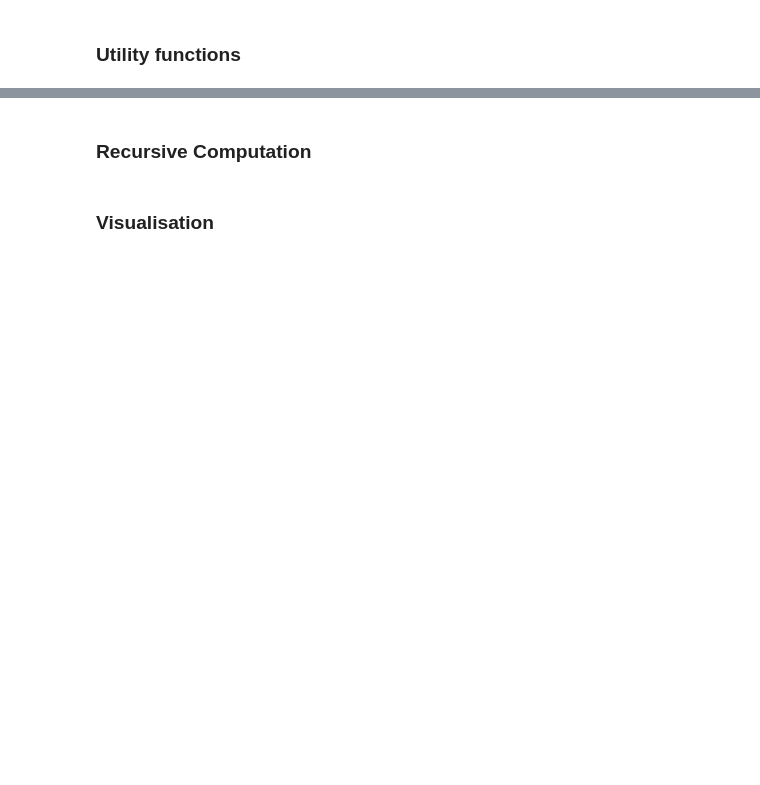
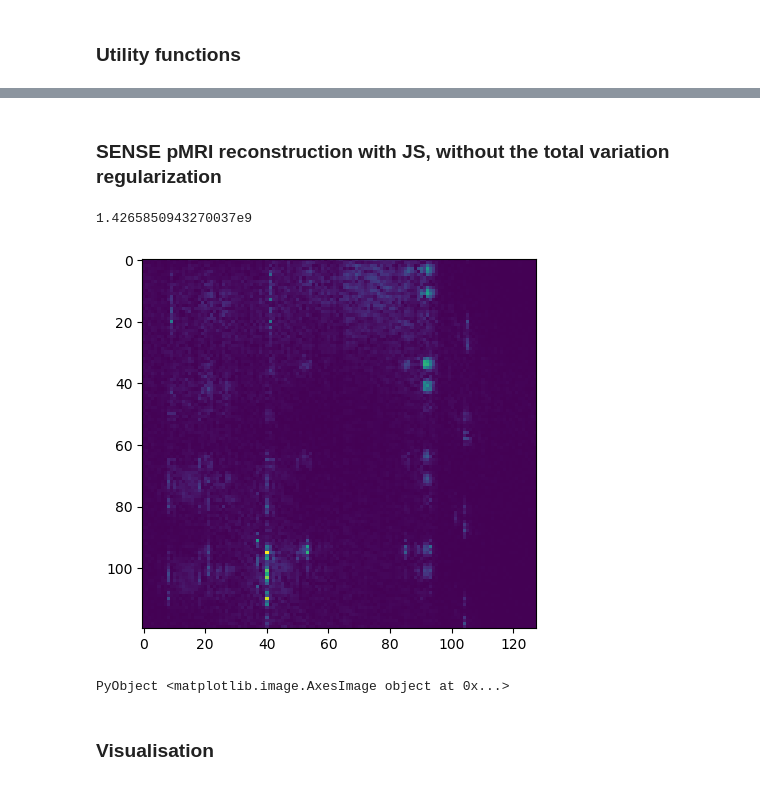
Before and after one commit to claudioverdun/MRI_lectures, a Jupyter notebook: notebooks/JointSparsity.ipynb, the cells around one changed output, grey strips where cells are left out. Cells and saved outputs as stored; diff of their text form; code cells hidden in the pictures; blank space fills up the shorter version.

Commit message:
Joint_Sparsity_without TV, but no storage problems now

```diff
--- a/notebooks/JointSparsity.ipynb
+++ b/notebooks/JointSparsity.ipynb
@@ -8,6 +56,2 @@ using LinearAlgebra, MAT, FFTW, Wavelets, Random, Plots
 # %% [markdown]
 ### Utility functions
-# %%
-function SoS(x)
-    return sqrt.(sum(x.^2, dims=3)[:,:])
-end
@@ -73,19 +187,19 @@ F_Omega_c = P_Omega_c * kron(I_c, Phi);
+# %%
+# Initialise values
+y = y_data;
+x = SoS(Phi_cH(y));
 # %%
-# Precompute values
-Lambda = alpha*P_Omega_c'*P_Omega_c + (beta + v)*I + gamma*Phi_c*(G1c'*G1c + G2c'*G2c)*Phi_c';
-
-# Initialise values
-x = SoS(Phi_c'*y);
-ds = zeros(Float64, (N*C, 1));
-dpsi = zeros(Float64, (N*C, 1));
-d1 = zeros(Float64, (N*C, 1));
-d2 = zeros(Float64, (N*C, 1));
-bs = zeros(Float64, (N*C, 1));
-bpsi = zeros(Float64, (N*C, 1));
-b1 = zeros(Float64, (N*C, 1));
-b2 = zeros(Float64, (N*C, 1));
+ds = zeros( (N*C, ));
+dpsi = zeros( (N*C, ));
+d1 = zeros( (N*C, ));
+d2 = zeros( (N*C, ));
+bs = zeros( (N*C, ));
+bpsi = zeros( (N*C));
+b1 = zeros( (N*C, ));
+b2 = zeros( (N*C, ));
+Sx = zeros( (N*C, ));
-# %% [markdown]
-### Recursive Computation
+# %% [markdown]
+### SENSE pMRI reconstruction with JS, without the total variation regularization
 # %%
 for nOut = 1:nOuter
     for nIn = 1:nInner
@@ -103,3 +214,12 @@ for nOut = 1:nOuter
 end
+# %%
+norm(y-y_data)
+# %% [output]
+1.4265850943270037e9
+# %%
+PyPlot.imshow(reshape(abs.(x),height,width))
+# %% [output]
+[figure, added]
+PyObject <matplotlib.image.AxesImage object at 0x...>
 # %% [markdown]
 ### Visualisation
```
Also changed, not shown: parts of 20 cells of this notebook, 1 other file.
